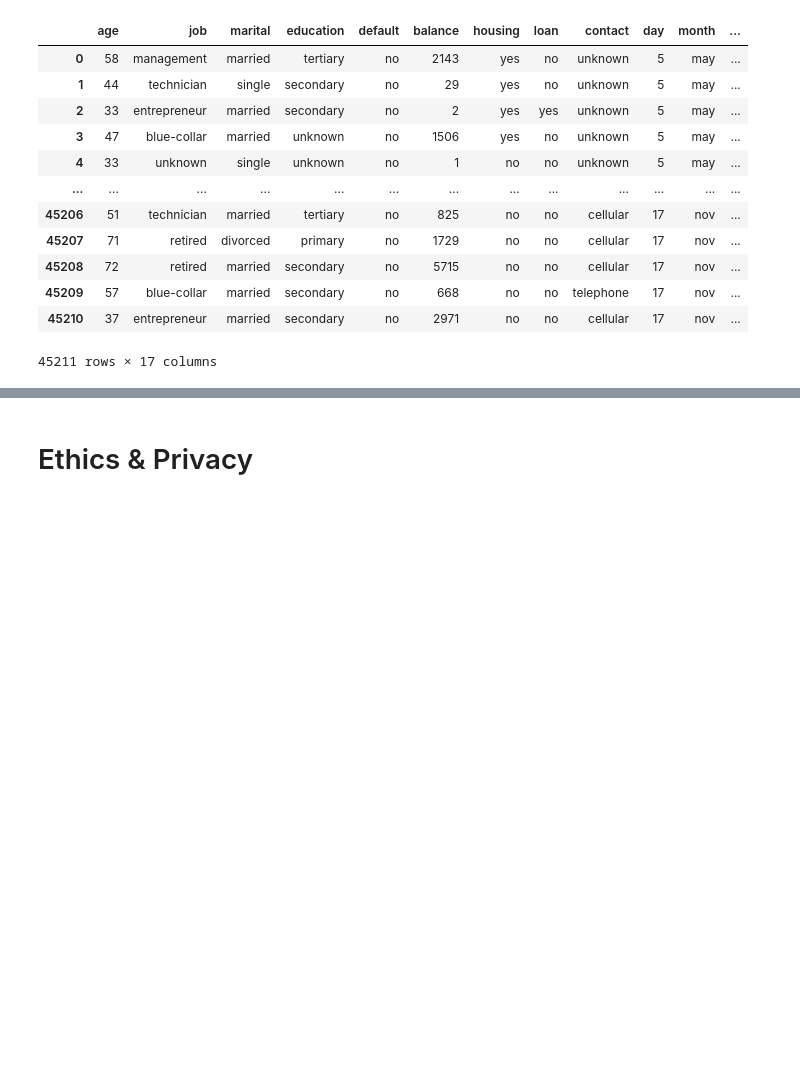
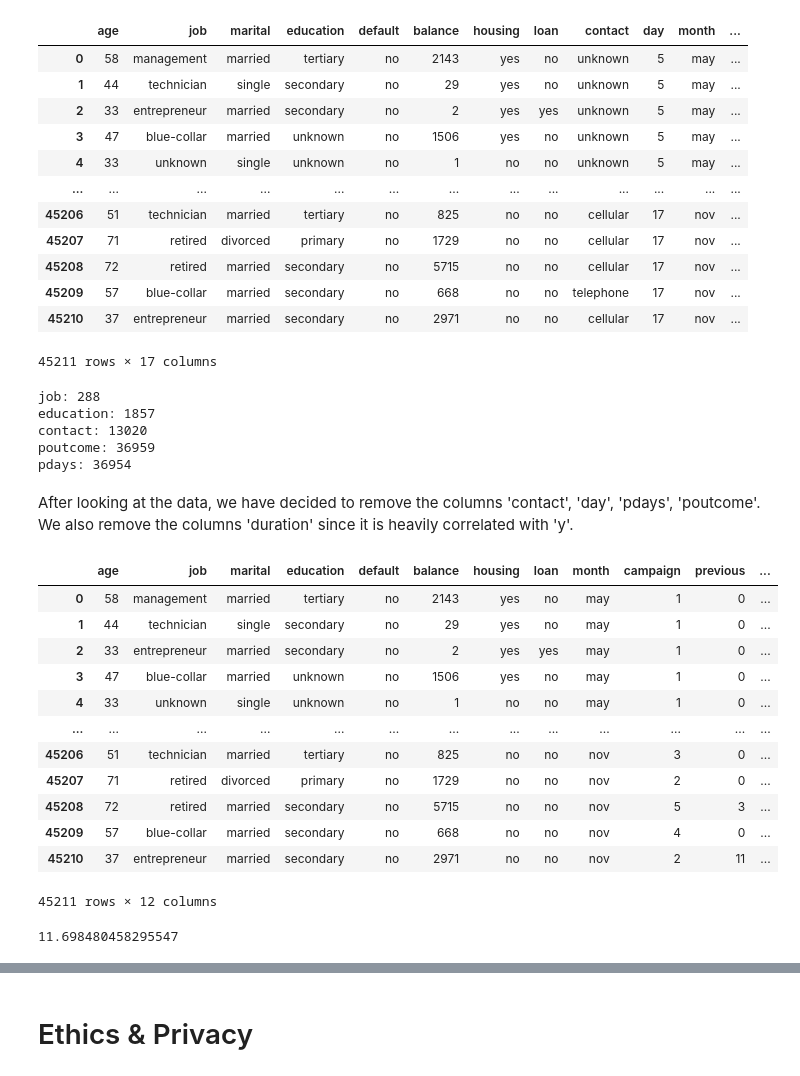
Before and after one commit to COGS118A/Group030-Wi23, a Jupyter notebook: CheckpointGroup030-Wi23.ipynb, the cells around one changed output, grey strips where cells are left out. Drawn from its saved outputs; the diff is of its cells as text; code cells hidden in the pictures; blank space fills up the shorter version.

Commit message:
Initial analysis of dataset

```diff
--- a/CheckpointGroup030-Wi23.ipynb
+++ b/CheckpointGroup030-Wi23.ipynb
@@ -83,3 +93,41 @@ bank
 | 45209 | 57 | blue-collar | married | secondary | no | 668 | no | no | telephone | 17 | nov | ... |
 | 45210 | 37 | entrepreneur | married | secondary | no | 2971 | no | no | cellular | 17 | nov | ... |
 45211 rows × 17 columns
+# %%
+# Number of unknown values in the data
+print('job:', bank[bank.job == 'unknown'].shape[0])
+print('education:', bank[bank.education == 'unknown'].shape[0])
+print('contact:', bank[bank.contact == 'unknown'].shape[0])
+print('poutcome:', bank[bank.poutcome == 'unknown'].shape[0])
+print('pdays:', bank[bank.pdays == -1].shape[0])  # -1 means client was not previously contacted
+# %% [output]
+job: 288
+education: 1857
+contact: 13020
+poutcome: 36959
+pdays: 36954
+# %% [markdown]
+After looking at the data, we have decided to remove the columns 'contact', 'day', 'pdays', 'poutcome'.
+We also remove the columns 'duration' since it is heavily correlated with 'y'.
+# %%
+bank = bank.drop(['contact', 'day', 'pdays', 'poutcome', 'duration'], axis=1)
+bank
+# %% [output]
+|  | age | job | marital | education | default | balance | housing | loan | month | campaign | previous | ... |
+| 0 | 58 | management | married | tertiary | no | 2143 | yes | no | may | 1 | 0 | ... |
+| 1 | 44 | technician | single | secondary | no | 29 | yes | no | may | 1 | 0 | ... |
+| 2 | 33 | entrepreneur | married | secondary | no | 2 | yes | yes | may | 1 | 0 | ... |
+| 3 | 47 | blue-collar | married | unknown | no | 1506 | yes | no | may | 1 | 0 | ... |
+| 4 | 33 | unknown | single | unknown | no | 1 | no | no | may | 1 | 0 | ... |
+| ... | ... | ... | ... | ... | ... | ... | ... | ... | ... | ... | ... | ... |
+| 45206 | 51 | technician | married | tertiary | no | 825 | no | no | nov | 3 | 0 | ... |
+| 45207 | 71 | retired | divorced | primary | no | 1729 | no | no | nov | 2 | 0 | ... |
+| 45208 | 72 | retired | married | secondary | no | 5715 | no | no | nov | 5 | 3 | ... |
+| 45209 | 57 | blue-collar | married | secondary | no | 668 | no | no | nov | 4 | 0 | ... |
+| 45210 | 37 | entrepreneur | married | secondary | no | 2971 | no | no | nov | 2 | 11 | ... |
+45211 rows × 12 columns
+# %%
+# True positives in the dataset
+bank[bank.y == 'yes'].shape[0] / bank.shape[0] * 100
+# %% [output]
+11.698480458295547
```
Also changed, not shown: parts of 15 cells of this notebook.
